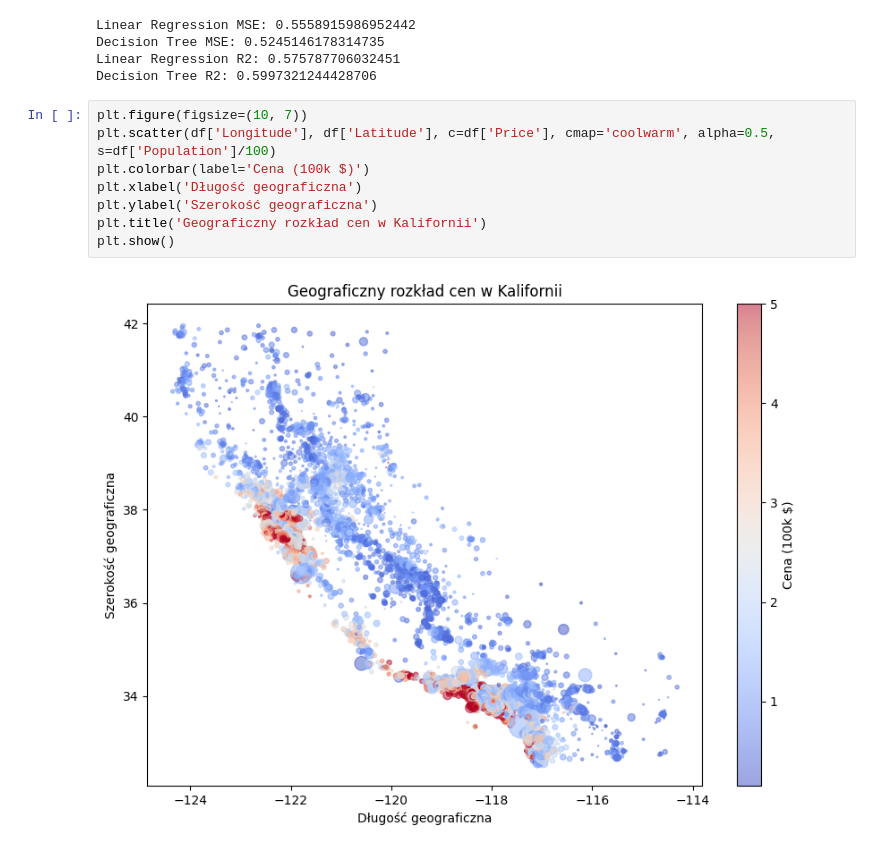
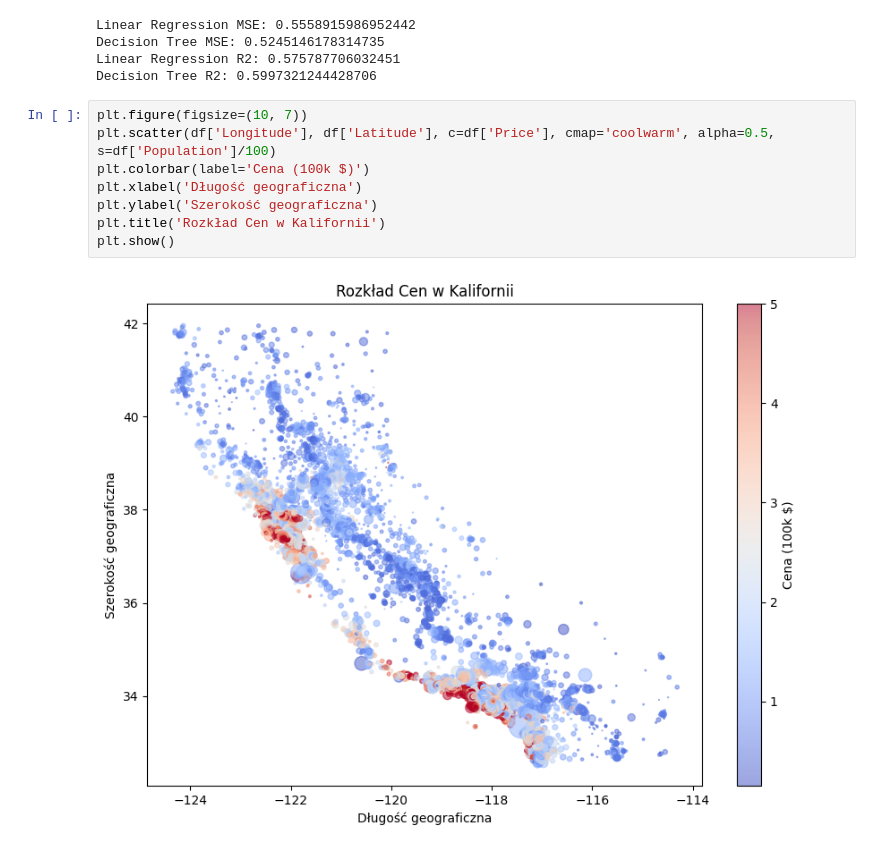
Before and after one commit to Fushionek/MLTraining, a Jupyter notebook: Supervised/basics/california.ipynb, the cells around one changed output. Cells and saved outputs as stored; diff of their text form.

```diff
--- a/Supervised/basics/california.ipynb
+++ b/Supervised/basics/california.ipynb
@@ -78,10 +78,10 @@ Decision Tree R2: 0.5997321244428706
 # %%
 plt.figure(figsize=(10, 7))
 plt.scatter(df['Longitude'], df['Latitude'], c=df['Price'], cmap='coolwarm', alpha=0.5, s=df['Population']/100)
 plt.colorbar(label='Cena (100k $)')
 plt.xlabel('Długość geograficzna')
 plt.ylabel('Szerokość geograficzna')
-plt.title('Geograficzny rozkład cen w Kalifornii')
+plt.title('Rozkład Cen w Kalifornii')
 plt.show()
 # %% [output]
-[figure, old version]
+[figure, new version]
```
